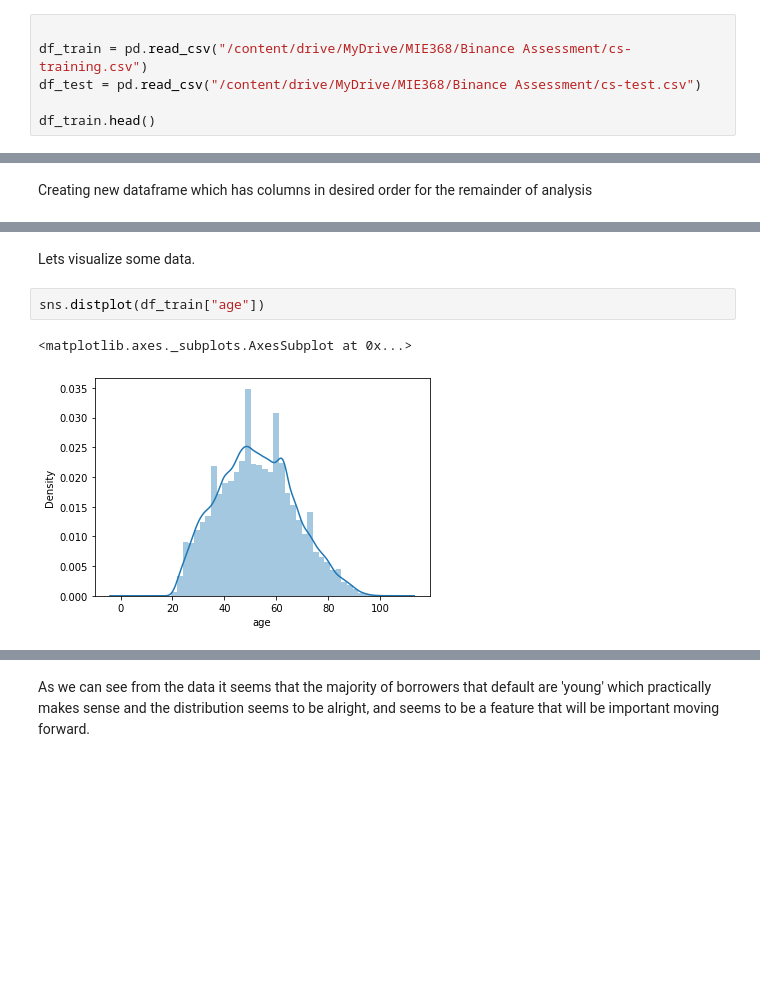
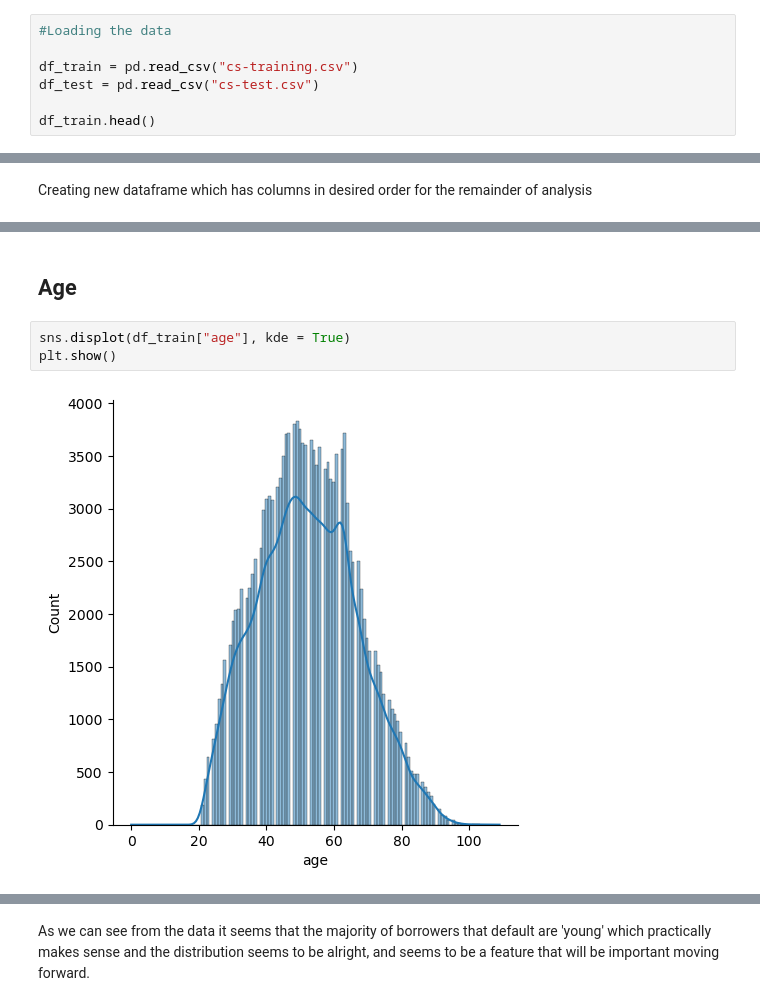
Before and after one commit to R-Hijjawi/Give_me_some_credit, a Jupyter notebook: giveMeCredit.ipynb, the cells around one changed output, grey strips where cells are left out. Cells and saved outputs as stored; diff of their text form; blank space fills up the shorter version.

```diff
--- a/giveMeCredit.ipynb
+++ b/giveMeCredit.ipynb
@@ -34,7 +32,8 @@ Load Data and Store them as ***df_train*** and ***df_test***
 # %%
+#Loading the data
 
-df_train = pd.read_csv("/content/drive/MyDrive/MIE368/Binance Assessment/cs-training.csv")
-df_test = pd.read_csv("/content/drive/MyDrive/MIE368/Binance Assessment/cs-test.csv")
+df_train = pd.read_csv("cs-training.csv")
+df_test = pd.read_csv("cs-test.csv")
 
 df_train.head()
 # %% [output]
@@ -93,12 +92,12 @@ df_train.head()
 | 2 | 0 | 0.658180 | 38 | 0.085113 | 3042.0 | 1 | ... |
 | 3 | 0 | 0.233810 | 30 | 0.036050 | 3300.0 | 0 | ... |
 | 4 | 0 | 0.907239 | 49 | 0.024926 | 63588.0 | 1 | ... |
-# %% [markdown]
-Lets visualize some data.
+# %% [markdown]
+## Age
 # %%
-sns.distplot(df_train["age"])
+sns.displot(df_train["age"], kde = True)
+plt.show()
 # %% [output]
-<matplotlib.axes._subplots.AxesSubplot at 0x...>
-[figure, old version]
+[figure, new version]
 # %%
 sns.countplot(df_train.loc[df_train["SeriousDlqin2yrs"] == 0]["age"])
```
Also changed, not shown: parts of 112 cells of this notebook.
